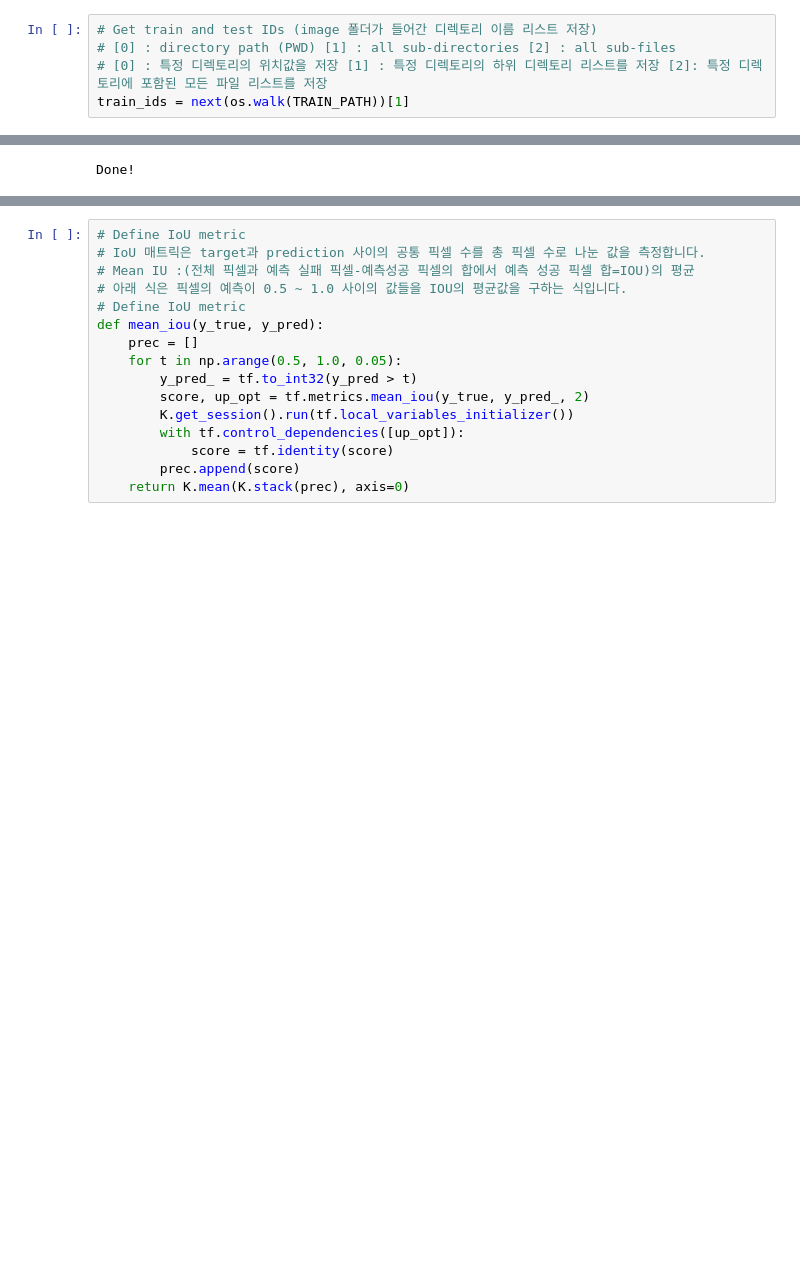
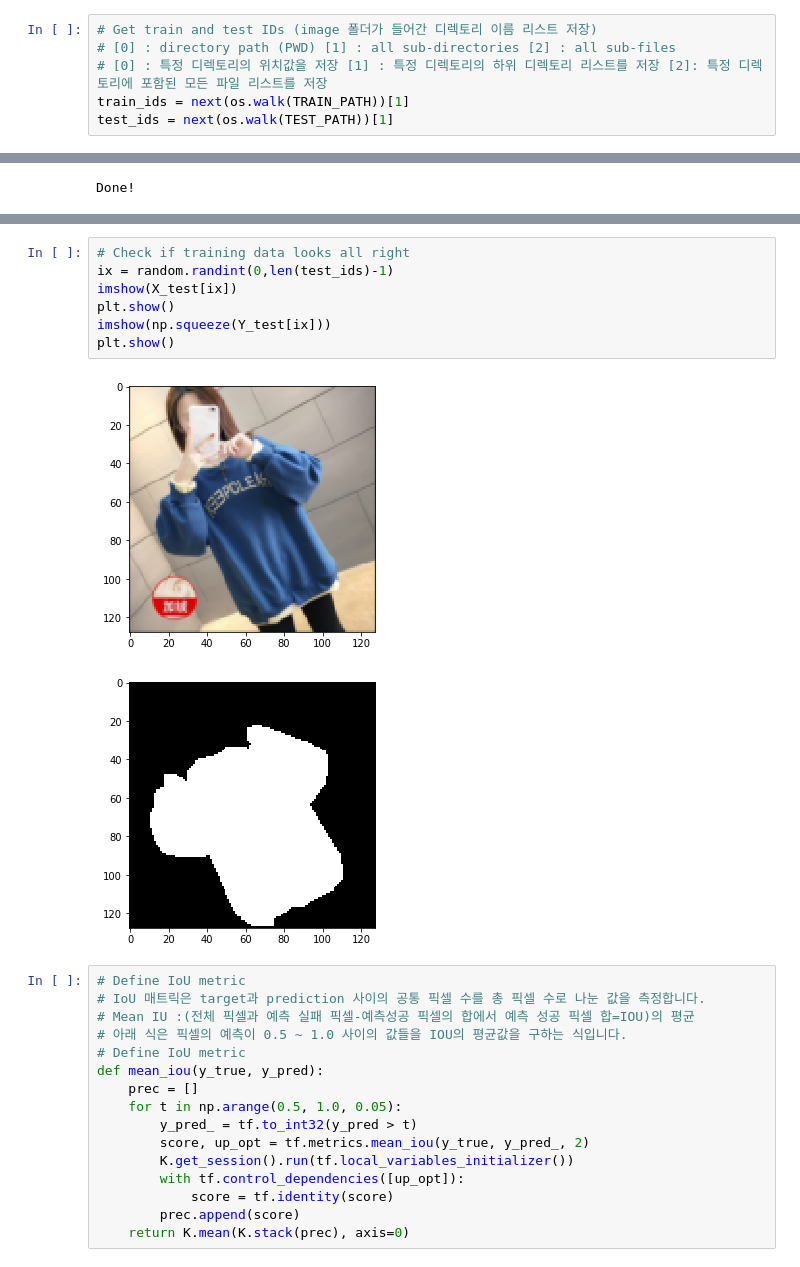
Before and after one commit to Git-Hub-Pro/clothes_recognition_unet, a Jupyter notebook: clothes_recognition_UNET.ipynb, the cells around one changed output, grey strips where cells are left out. Drawn from its saved outputs; the diff is of its cells as text; blank space fills up the shorter version.

```diff
--- a/clothes_recognition_UNET.ipynb
+++ b/clothes_recognition_UNET.ipynb
@@ -177,6 +176,7 @@ np.random.seed = seed
 # [0] : directory path (PWD) [1] : all sub-directories [2] : all sub-files
 # [0] : 특정 디렉토리의 위치값을 저장 [1] : 특정 디렉토리의 하위 디렉토리 리스트를 저장 [2]: 특정 디렉토리에 포함된 모든 파일 리스트를 저장
 train_ids = next(os.walk(TRAIN_PATH))[1]
+test_ids = next(os.walk(TEST_PATH))[1]
 # %%
 # Get and resize train images and masks
 X_train = np.zeros((len(train_ids), IMG_HEIGHT, IMG_WIDTH, IMG_CHANNELS), dtype=np.uint8)
@@ -213,3 +239,13 @@ plt.show()
+# %%
+# Check if training data looks all right
+ix = random.randint(0,len(test_ids)-1)
+imshow(X_test[ix])
+plt.show()
+imshow(np.squeeze(Y_test[ix]))
+plt.show()
+# %% [output]
+[figure, added]
+[figure, added]
 # %%
 # Define IoU metric
 # IoU 매트릭은 target과 prediction 사이의 공통 픽셀 수를 총 픽셀 수로 나눈 값을 측정합니다.
```
Also changed, not shown: parts of 12 cells of this notebook.
